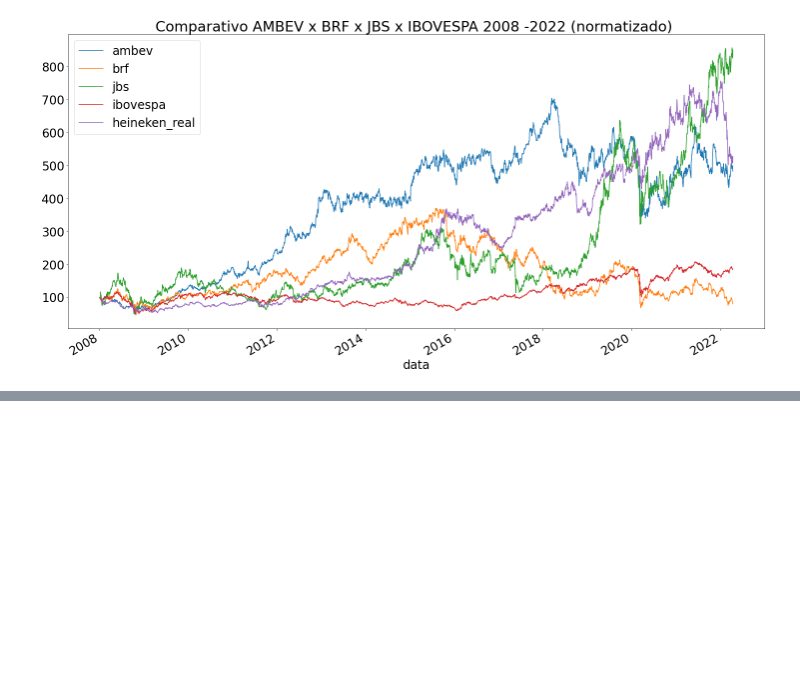
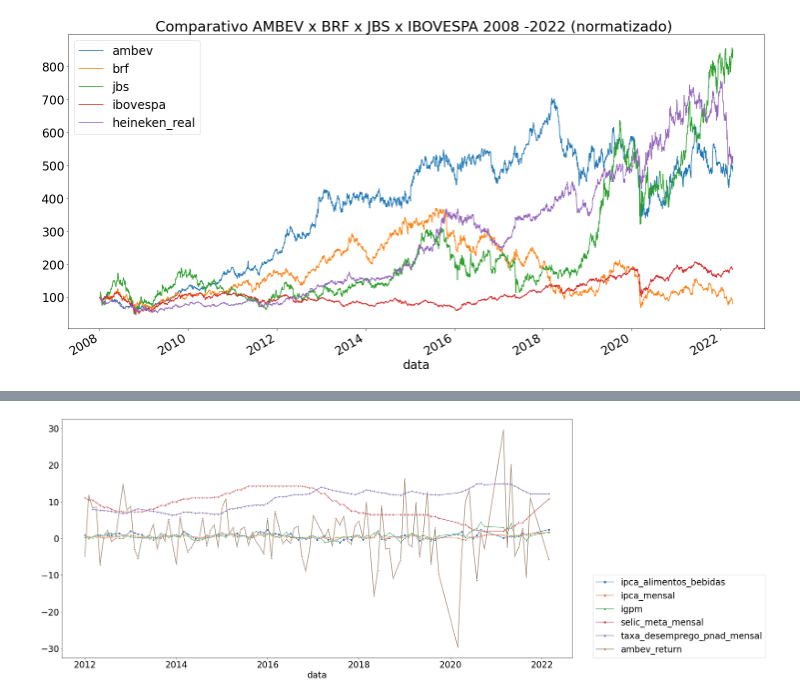
Before and after one commit to TaizAlves/vies_compra_venda_acao, a Jupyter notebook: notebooks/PartII_EDA.ipynb, the cells around one changed output, grey strips where cells are left out. Cells and saved outputs as stored; diff of their text form; code cells hidden in the pictures; blank space fills up the shorter version.

```diff
--- a/notebooks/PartII_EDA.ipynb
+++ b/notebooks/PartII_EDA.ipynb
@@ -231,0 +271,7 @@ plt.show()
+# %%
+
+#pal = sns.color_palette("mako_r",7)
+sns.lineplot(data=data_interpolated.loc['2012':], palette='deep', dashes= False, markers=True);
+plt.legend(loc=(1.04,0));
+# %% [output]
+[figure, added]
```
Also changed, not shown: parts of 12 cells of this notebook.
